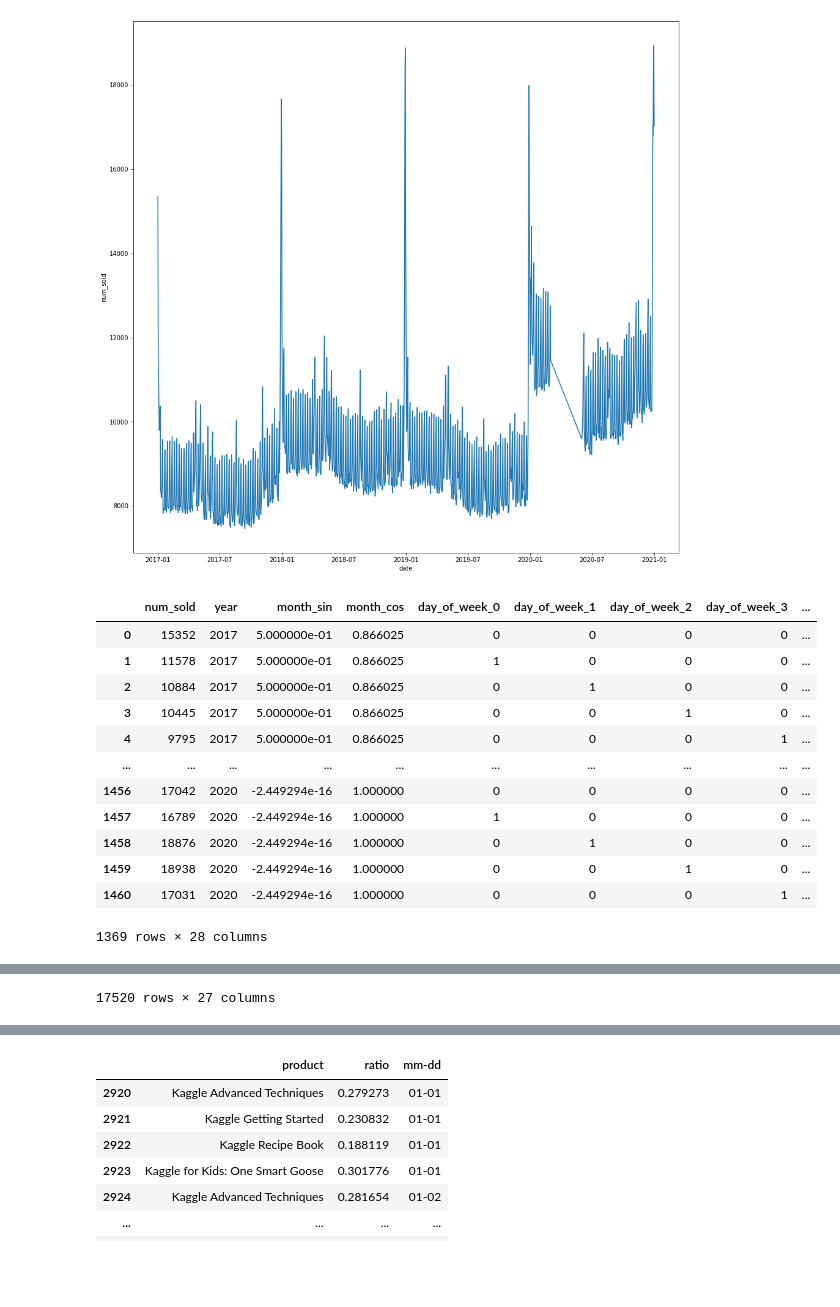
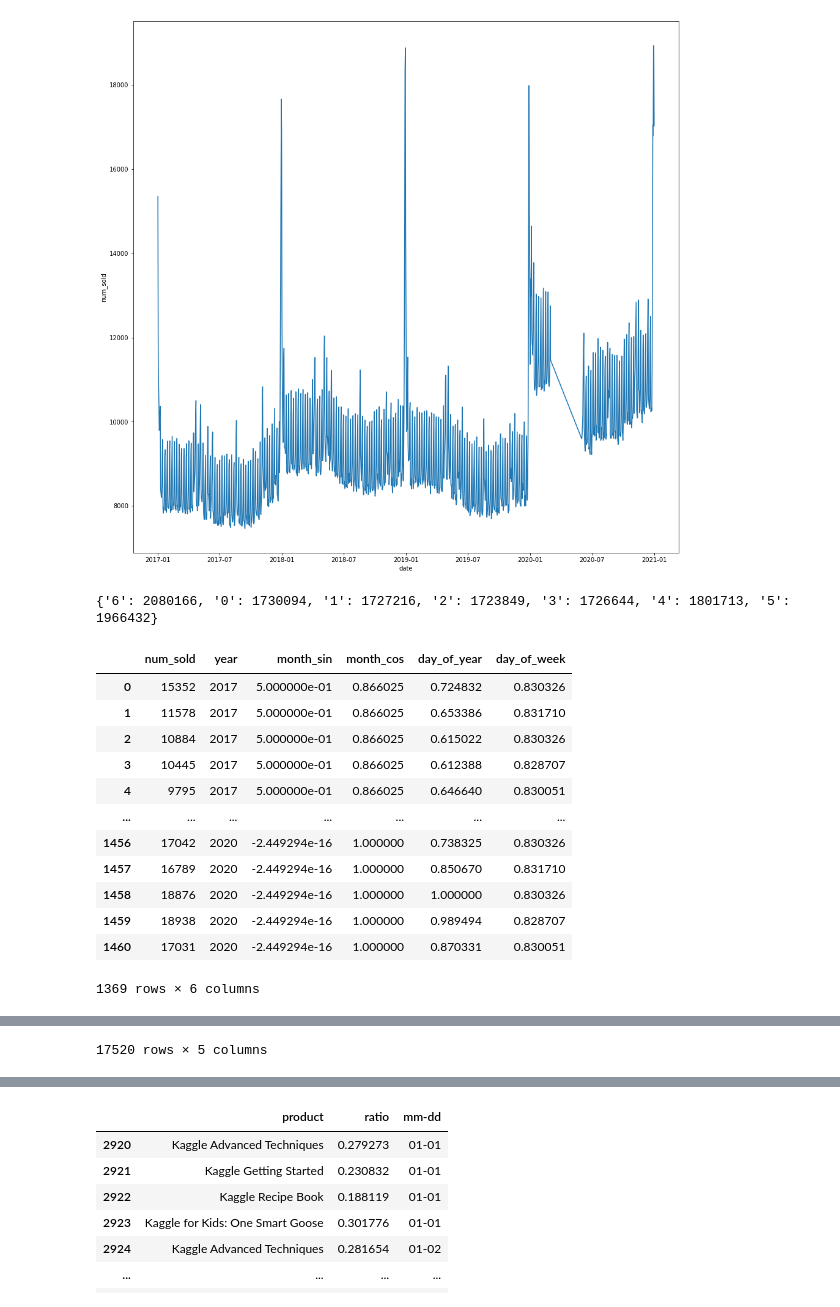
Before and after one commit to vs-sat-dev/Tabular-Playground-Series-09-2022, a Jupyter notebook: notebook.ipynb, the cells around one changed output, grey strips where cells are left out. Saved outputs shown, nothing was run; the diff lists cells and outputs as text; code cells hidden in the pictures; blank space fills up the shorter version.

```diff
--- a/notebook.ipynb
+++ b/notebook.ipynb
@@ -203,7 +203,7 @@ sns.lineplot(data=df_new_train, x='date', y='num_sold')
 <AxesSubplot:xlabel='date', ylabel='num_sold'>
 [figure]
 # %%
-def feature_engineering(df):
+def feature_engineering(df, week_day_dict, year_day_dict):
     new_df = df.copy()
 
     new_df['year'] = new_df['date'].dt.year
@@ -214,28 +214,51 @@ def feature_engineering(df):
 
     new_df['day_of_year'] = new_df['date'].dt.day_of_year
     new_df['day_of_week'] = new_df['date'].dt.day_of_week
+
     new_df = new_df.loc[~(new_df['date'] == '2020-02-29')]
     new_df['day_of_year'] = new_df.apply(lambda x: x['day_of_year'] if ((x['date'] < pd.Timestamp('2020-02-29')) | (x['date'] >= pd.Timestamp('2021-01-01'))) else x['day_of_year'] - 1, axis=1)
-    new_df['important_dates'] = new_df.apply(lambda x: x['day_of_year'] if x['day_of_year'] in [1,2,3,4,5,6,7,8,125,126,360,361,362,363,364,365] else 0, axis=1)
-    new_df = new_df.drop(columns=['date', 'day_of_year', 'month'])
-    new_df = pd.get_dummies(new_df, columns=['day_of_week', 'important_dates'])
+
+    if 'num_sold' in new_df.columns:
+
+        for week_day in new_df['day_of_week'].unique():
+            week_day_dict[str(week_day)] = new_df.loc[new_df['day_of_week'] == week_day, 'num_sold'].sum()
+
+        for year_day in new_df['day_of_year'].unique():
+            year_day_dict[str(year_day)] = new_df.loc[new_df['day_of_year'] == year_day, 'num_sold'].sum()
+
+    max_val = week_day_dict[max(week_day_dict, key=week_day_dict.get)]
+    new_week_day_dict = {k: v / max_val for k, v in week_day_dict.items()}
+    for week_day in new_df['day_of_week'].unique():
+        new_df.loc[new_df['day_of_week'] == week_day, 'day_of_week'] = new_week_day_dict[str(week_day)]
+
+    max_val = year_day_dict[max(year_day_dict, key=year_day_dict.get)]
+    new_year_day_dict = {k: v / max_val for k, v in year_day_dict.items()}
+    for year_day in new_df['day_of_year'].unique():
+        new_df.loc[new_df['day_of_year'] == year_day, 'day_of_year'] = new_year_day_dict[str(year_day)]
+
+    #new_df['important_dates'] = new_df.apply(lambda x: x['day_of_year'] if x['day_of_year'] in [1,2,3,4,5,6,7,8,125,126,360,361,362,363,364,365] else 0, axis=1)
+    new_df = new_df.drop(columns=['date', 'month'])
+    #new_df = pd.get_dummies(new_df, columns=['day_of_week', 'important_dates'])
     return new_df
 # %%
-df_final_train = feature_engineering(df_new_train)
-df_final_test = feature_engineering(df_test.drop(columns=['country', 'store', 'product', 'row_id']))
+week_day_dict = dict()
+year_day_dict = dict()
+df_final_train = feature_engineering(df_new_train, week_day_dict, year_day_dict)
+df_final_test = feature_engineering(df_test.drop(columns=['country', 'store', 'product', 'row_id']), week_day_dict, year_day_dict)
 display(df_final_train)
 display(df_final_test)
 # %% [output]
+{'6': 2080166, '0': 1730094, '1': 1727216, '2': 1723849, '3': 1726644, '4': 1801713, '5': 1966432}
-|  | num_sold | year | month_sin | month_cos | day_of_week_0 | day_of_week_1 | day_of_week_2 | day_of_week_3 | ... |
-| 0 | 15352 | 2017 | 5.000000e-01 | 0.866025 | 0 | 0 | 0 | 0 | ... |
-| 1 | 11578 | 2017 | 5.000000e-01 | 0.866025 | 1 | 0 | 0 | 0 | ... |
-| 2 | 10884 | 2017 | 5.000000e-01 | 0.866025 | 0 | 1 | 0 | 0 | ... |
-| 3 | 10445 | 2017 | 5.000000e-01 | 0.866025 | 0 | 0 | 1 | 0 | ... |
-| 4 | 9795 | 2017 | 5.000000e-01 | 0.866025 | 0 | 0 | 0 | 1 | ... |
-| ... | ... | ... | ... | ... | ... | ... | ... | ... | ... |
-| 1456 | 17042 | 2020 | -2.449294e-16 | 1.000000 | 0 | 0 | 0 | 0 | ... |
-| 1457 | 16789 | 2020 | -2.449294e-16 | 1.000000 | 1 | 0 | 0 | 0 | ... |
-| 1458 | 18876 | 2020 | -2.449294e-16 | 1.000000 | 0 | 1 | 0 | 0 | ... |
-| 1459 | 18938 | 2020 | -2.449294e-16 | 1.000000 | 0 | 0 | 1 | 0 | ... |
-| 1460 | 17031 | 2020 | -2.449294e-16 | 1.000000 | 0 | 0 | 0 | 1 | ... |
+|  | num_sold | year | month_sin | month_cos | day_of_year | day_of_week |
+| 0 | 15352 | 2017 | 5.000000e-01 | 0.866025 | 0.724832 | 0.830326 |
+| 1 | 11578 | 2017 | 5.000000e-01 | 0.866025 | 0.653386 | 0.831710 |
+| 2 | 10884 | 2017 | 5.000000e-01 | 0.866025 | 0.615022 | 0.830326 |
+| 3 | 10445 | 2017 | 5.000000e-01 | 0.866025 | 0.612388 | 0.828707 |
+| 4 | 9795 | 2017 | 5.000000e-01 | 0.866025 | 0.646640 | 0.830051 |
+| ... | ... | ... | ... | ... | ... | ... |
+| 1456 | 17042 | 2020 | -2.449294e-16 | 1.000000 | 0.738325 | 0.830326 |
+| 1457 | 16789 | 2020 | -2.449294e-16 | 1.000000 | 0.850670 | 0.831710 |
+| 1458 | 18876 | 2020 | -2.449294e-16 | 1.000000 | 1.000000 | 0.830326 |
+| 1459 | 18938 | 2020 | -2.449294e-16 | 1.000000 | 0.989494 | 0.828707 |
+| 1460 | 17031 | 2020 | -2.449294e-16 | 1.000000 | 0.870331 | 0.830051 |
-1369 rows × 28 columns
+1369 rows × 6 columns
@@ -254,4 +277,4 @@ display(df_final_test)
-17520 rows × 27 columns
+17520 rows × 5 columns
 # %%
 x_train = df_final_train.drop(columns='num_sold')
 y_train = df_final_train['num_sold']
```
Also changed, not shown: parts of 7 cells of this notebook.
